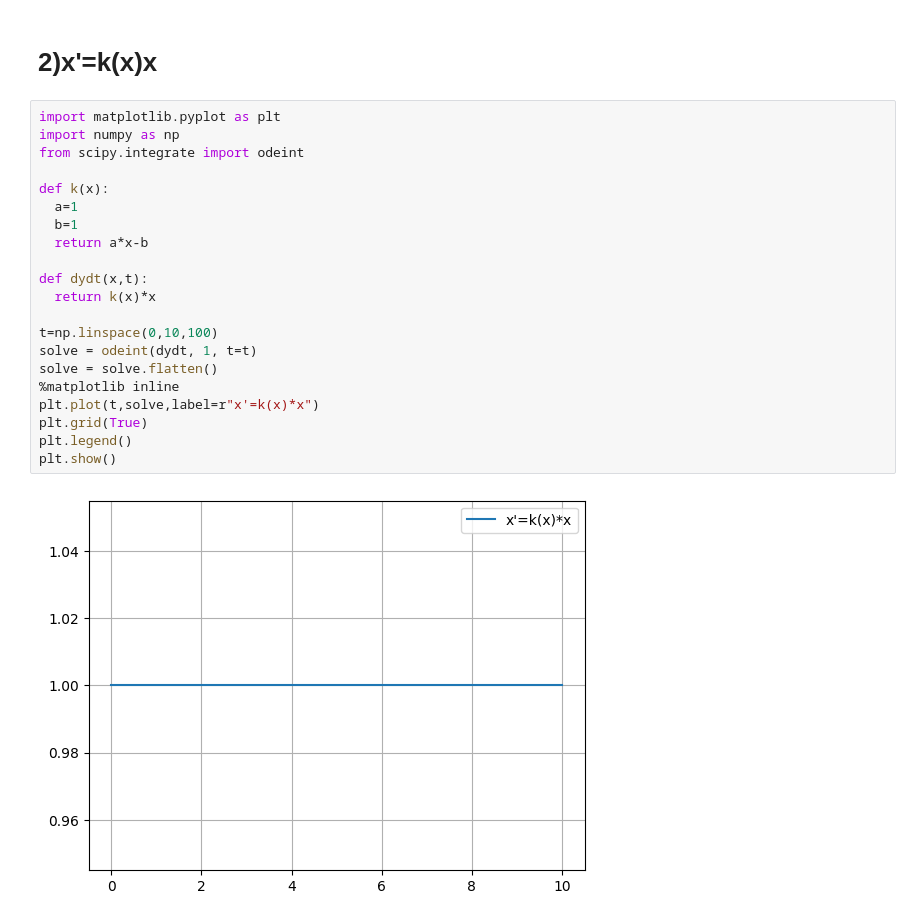
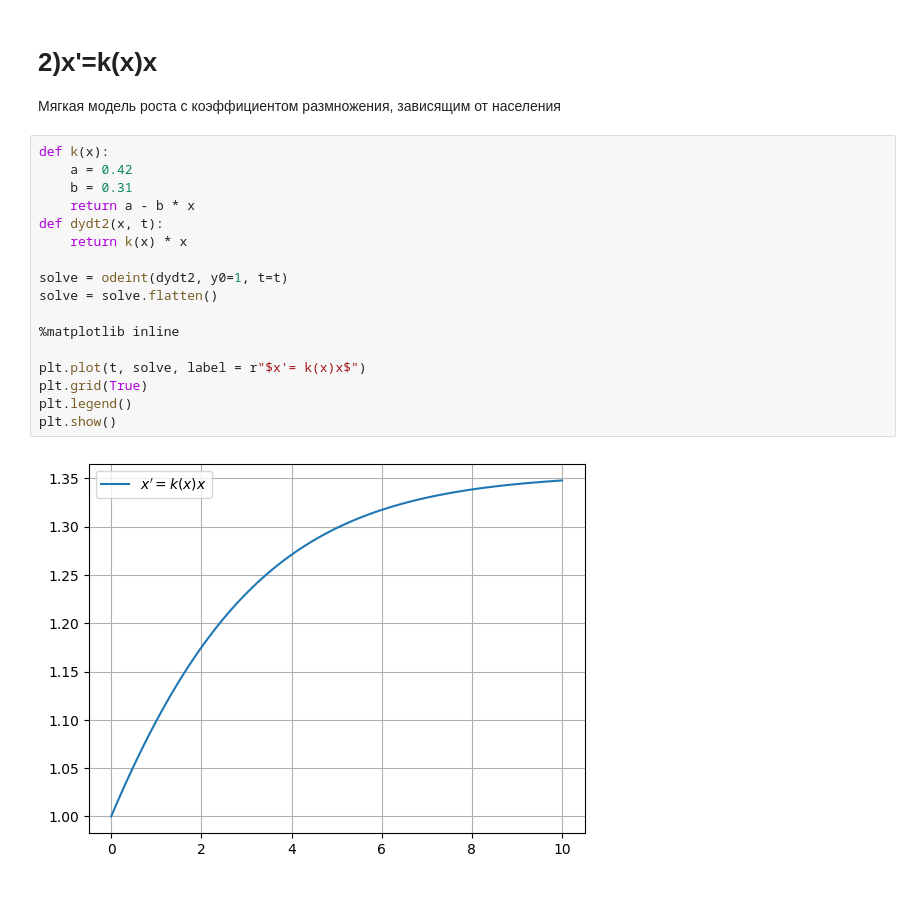
Before and after one commit to vovansim/MMLABS, a Jupyter notebook: lab1.ipynb, the cells around one changed output. Saved outputs shown, nothing was run; the diff lists cells and outputs as text; blank space fills up the shorter version.

```diff
--- a/lab1.ipynb
+++ b/lab1.ipynb
@@ -28,25 +51,22 @@ plt.show()
 # %% [markdown]
 # 2)**x'=k(x)x**
+Мягкая модель роста с коэффициентом размножения, зависящим от населения
 # %%
-import matplotlib.pyplot as plt
-import numpy as np
-from scipy.integrate import odeint
+def k(x):
+    a = 0.42
+    b = 0.31
+    return a - b * x
+def dydt2(x, t):
+    return k(x) * x
 
-def k(x):
-  a=1
-  b=1
-  return a*x-b
+solve = odeint(dydt2, y0=1, t=t)
+solve = solve.flatten()
 
-def dydt(x,t):
-  return k(x)*x
+%matplotlib inline
 
-t=np.linspace(0,10,100)
-solve = odeint(dydt, 1, t=t)
-solve = solve.flatten()
-%matplotlib inline
-plt.plot(t,solve,label=r"x'=k(x)*x")
+plt.plot(t, solve, label = r"$x'= k(x)x$")
 plt.grid(True)
 plt.legend()
 plt.show()
 # %% [output]
-[figure, old version]
+[figure, new version]
```
Also changed, not shown: parts of 11 cells of this notebook.
